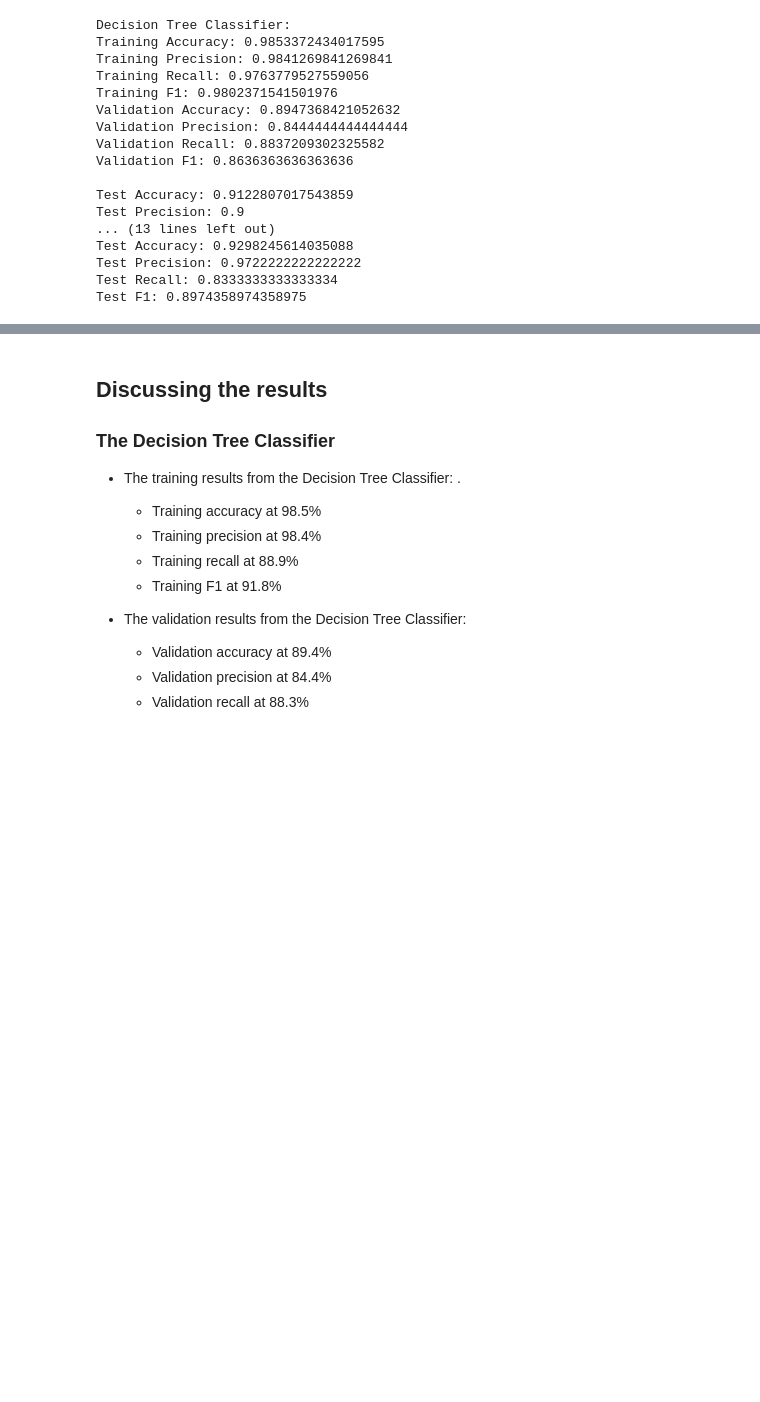
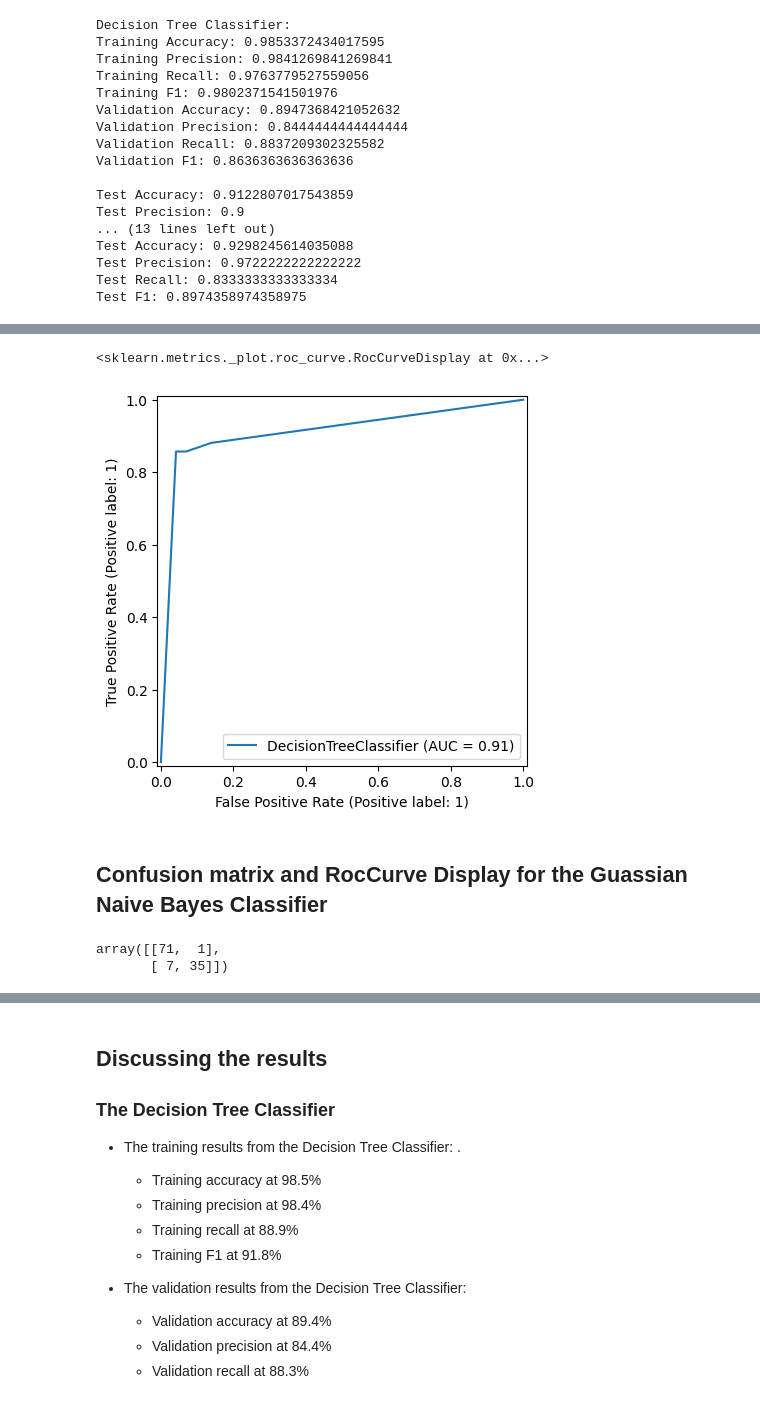
Before and after one commit to Wolff404/Unsupervised-learning, a Jupyter notebook: Comparison_of_classifiers.ipynb, the cells around one changed output, grey strips where cells are left out. Drawn from its saved outputs; the diff is of its cells as text; code cells hidden in the pictures; blank space fills up the shorter version.

```diff
--- a/Comparison_of_classifiers.ipynb
+++ b/Comparison_of_classifiers.ipynb
@@ -181,0 +194,12 @@ Test F1: 0.8974358974358975
+# %%
+RocCurveDisplay.from_estimator(decision_tree_model1, test_features, test_target)
+# %% [output]
+<sklearn.metrics._plot.roc_curve.RocCurveDisplay at 0x...>
+[figure, added]
+# %% [markdown]
+## Confusion matrix and RocCurve Display for the Guassian Naive Bayes Classifier
+# %%
+confusion_matrix(test_target, naive_bayes_model1.predict(test_features))
+# %% [output]
+array([[71,  1],
+       [ 7, 35]])
```
Also changed, not shown: parts of 5 cells of this notebook, 3 other files.
